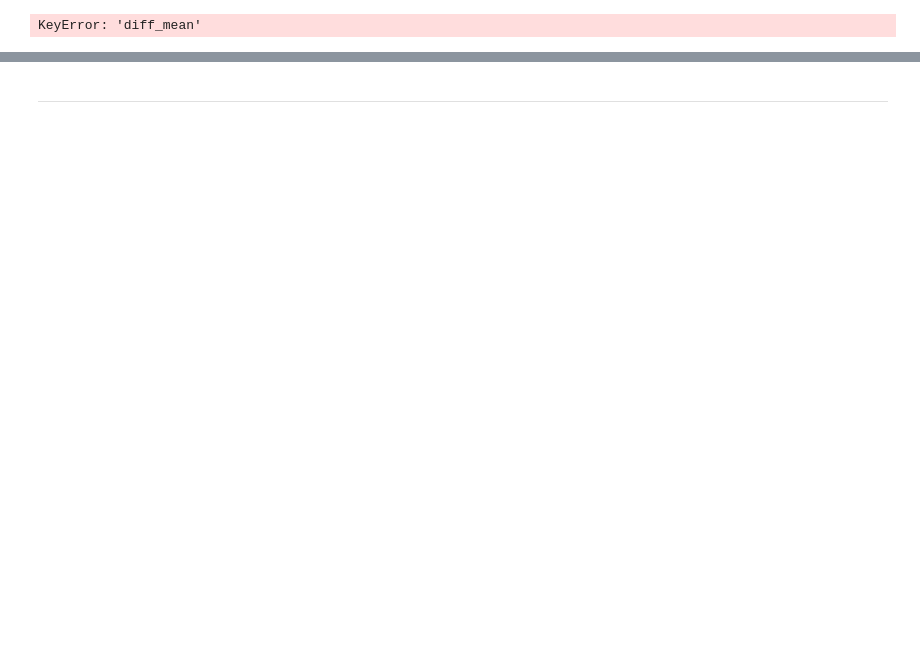
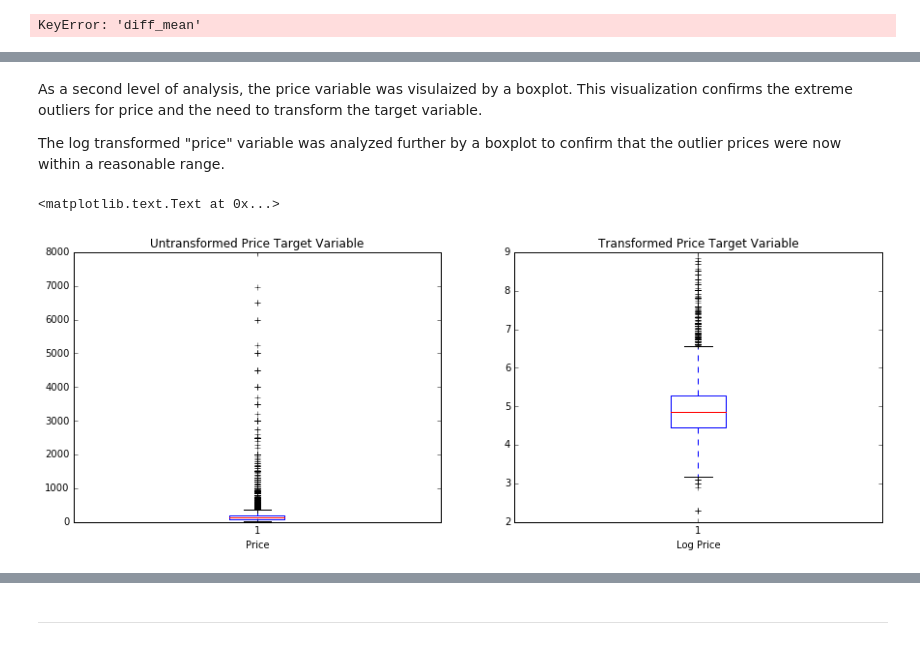
Before and after one commit to ryancswallace/airbnb, a Jupyter notebook: airbnb_Milestone3.ipynb, the cells around one changed output, grey strips where cells are left out. Drawn from its saved outputs; the diff is of its cells as text; code cells hidden in the pictures; blank space fills up the shorter version.

```diff
--- a/airbnb_Milestone3.ipynb
+++ b/airbnb_Milestone3.ipynb
@@ -754,0 +868,16 @@ for date, diff in sorted_avg_diffs[-15:]:
+# %% [markdown]
+As a second level of analysis, the price variable was visulaized by a boxplot.  This visualization confirms the extreme outliers for price and the need to transform the target variable.
+
+The log transformed "price" variable was analyzed further by a boxplot to confirm that the outlier prices were now within a reasonable range.
+# %%
+fig, ax = plt.subplots(1, 2, figsize=(15, 5))
+ax[0].boxplot(listings_df['price'])
+ax[0].set_title('Untransformed Price Target Variable')
+ax[0].set_xlabel('Price')
+
+ax[1].boxplot(listings_df['price_log'])
+ax[1].set_title('Transformed Price Target Variable')
+ax[1].set_xlabel('Log Price')
+# %% [output]
+<matplotlib.text.Text at 0x...>
+[figure, added]
```
Also changed, not shown: parts of 17 cells of this notebook.
